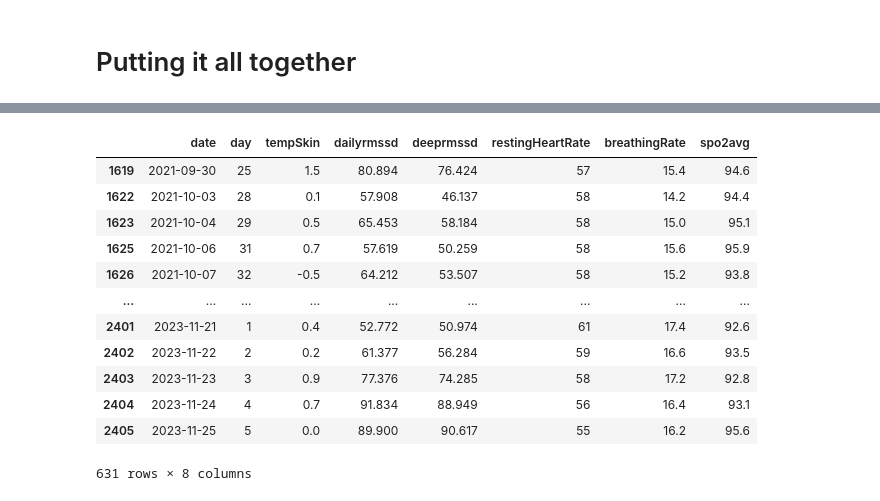
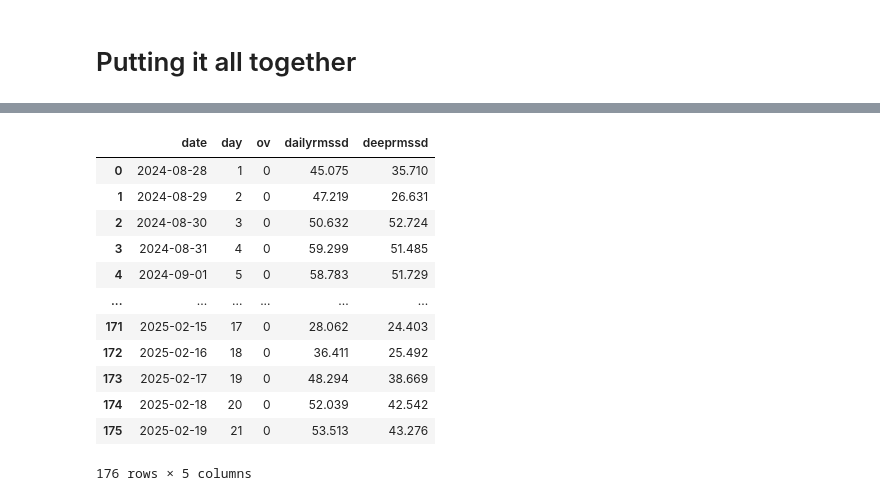
Before and after one commit to annalisasmith/per-fitbitapi-analysis, a Jupyter notebook: getData.ipynb, the cells around one changed output, grey strips where cells are left out. Cells and saved outputs as stored; diff of their text form; code cells hidden in the pictures.

```diff
--- a/getData.ipynb
+++ b/getData.ipynb
@@ -750,19 +818,18 @@ memory usage: 159.8+ KB
 # %%
 df = all_df.dropna()
+df.reset_index(drop=True)
+# %% [output]
+|  | date | day | ov | dailyrmssd | deeprmssd |
+| 0 | 2024-08-28 | 1 | 0 | 45.075 | 35.710 |
+| 1 | 2024-08-29 | 2 | 0 | 47.219 | 26.631 |
+| 2 | 2024-08-30 | 3 | 0 | 50.632 | 52.724 |
+| 3 | 2024-08-31 | 4 | 0 | 59.299 | 51.485 |
+| 4 | 2024-09-01 | 5 | 0 | 58.783 | 51.729 |
+| ... | ... | ... | ... | ... | ... |
+| 171 | 2025-02-15 | 17 | 0 | 28.062 | 24.403 |
+| 172 | 2025-02-16 | 18 | 0 | 36.411 | 25.492 |
+| 173 | 2025-02-17 | 19 | 0 | 48.294 | 38.669 |
+| 174 | 2025-02-18 | 20 | 0 | 52.039 | 42.542 |
+| 175 | 2025-02-19 | 21 | 0 | 53.513 | 43.276 |
+176 rows × 5 columns
-# %%
-df
-# %% [output]
-|  | date | day | tempSkin | dailyrmssd | deeprmssd | restingHeartRate | breathingRate | spo2avg |
-| 1619 | 2021-09-30 | 25 | 1.5 | 80.894 | 76.424 | 57 | 15.4 | 94.6 |
-| 1622 | 2021-10-03 | 28 | 0.1 | 57.908 | 46.137 | 58 | 14.2 | 94.4 |
-| 1623 | 2021-10-04 | 29 | 0.5 | 65.453 | 58.184 | 58 | 15.0 | 95.1 |
-| 1625 | 2021-10-06 | 31 | 0.7 | 57.619 | 50.259 | 58 | 15.6 | 95.9 |
-| 1626 | 2021-10-07 | 32 | -0.5 | 64.212 | 53.507 | 58 | 15.2 | 93.8 |
-| ... | ... | ... | ... | ... | ... | ... | ... | ... |
-| 2401 | 2023-11-21 | 1 | 0.4 | 52.772 | 50.974 | 61 | 17.4 | 92.6 |
-| 2402 | 2023-11-22 | 2 | 0.2 | 61.377 | 56.284 | 59 | 16.6 | 93.5 |
-| 2403 | 2023-11-23 | 3 | 0.9 | 77.376 | 74.285 | 58 | 17.2 | 92.8 |
-| 2404 | 2023-11-24 | 4 | 0.7 | 91.834 | 88.949 | 56 | 16.4 | 93.1 |
-| 2405 | 2023-11-25 | 5 | 0.0 | 89.900 | 90.617 | 55 | 16.2 | 95.6 |
-631 rows × 8 columns
 # %%
```
Also changed, not shown: parts of 20 cells of this notebook, 2 other files.
